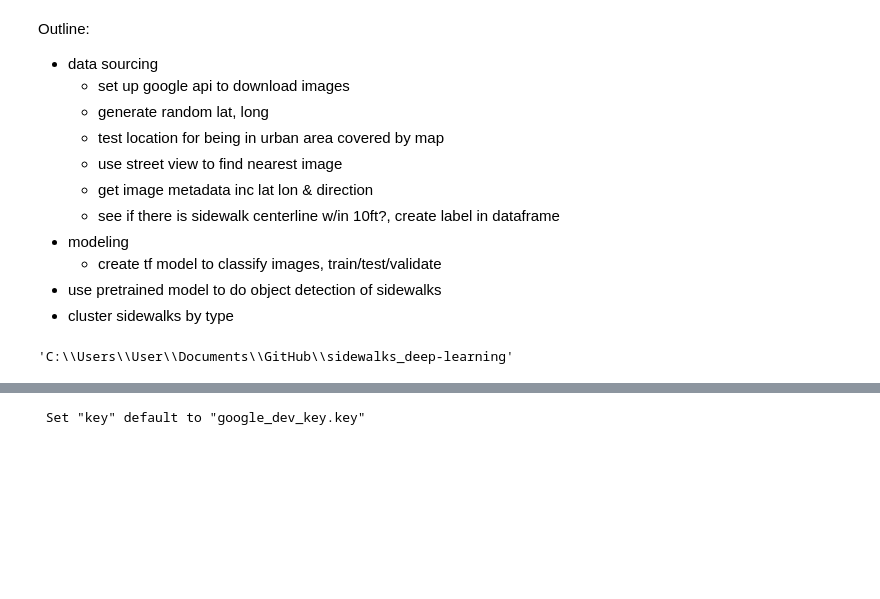
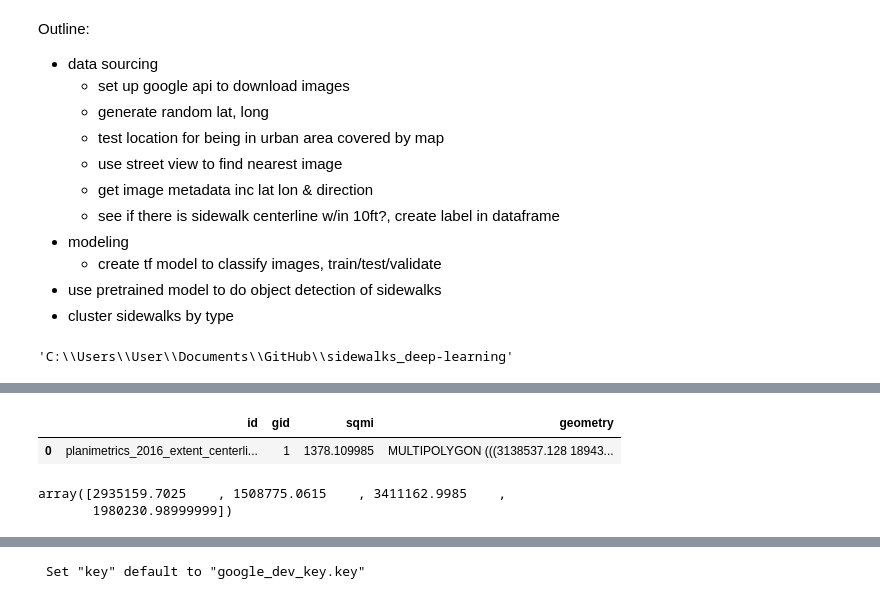
Before and after one commit to chrisoyer/sidewalk_deep-learning, a Jupyter notebook: sidewalks_deep_learning.ipynb, the cells around one changed output, grey strips where cells are left out. Drawn from its saved outputs; the diff is of its cells as text; code cells hidden in the pictures; blank space fills up the shorter version.

```diff
--- a/sidewalks_deep_learning.ipynb
+++ b/sidewalks_deep_learning.ipynb
@@ -31,0 +52,11 @@ if not path.exists("sidewalks.geojson"):
+# %%
+sidewalk_extent_gdf.head()
+# %% [output]
+|  | id | gid | sqmi | geometry |
+| 0 | planimetrics_2016_extent_centerli... | 1 | 1378.109985 | MULTIPOLYGON (((3138537.128 18943... |
+# %%
+total_bounds = sidewalk_gdf.geometry.total_bounds
+total_bounds
+# %% [output]
+array([2935159.7025    , 1508775.0615    , 3411162.9985    ,
+       1980230.98999999])
```
Also changed, not shown: parts of 24 cells of this notebook.
